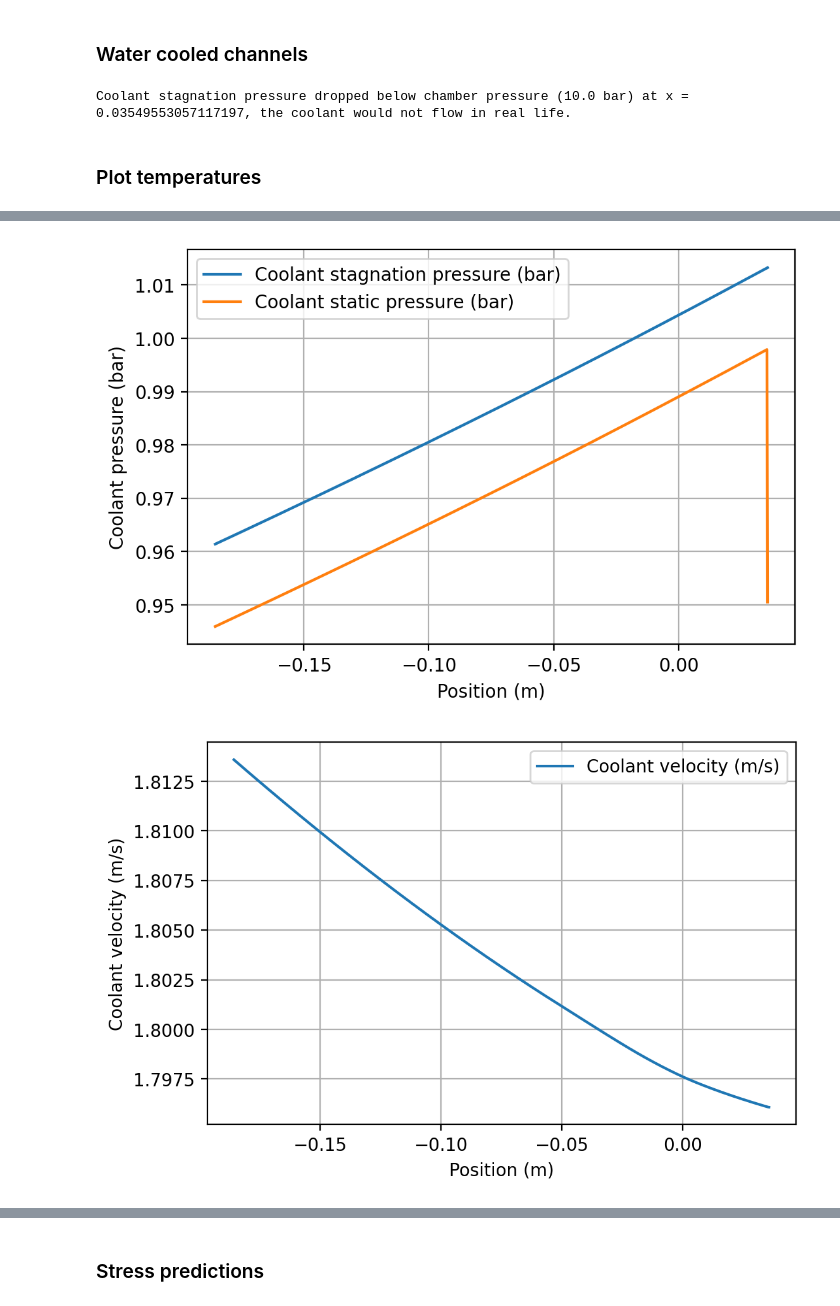
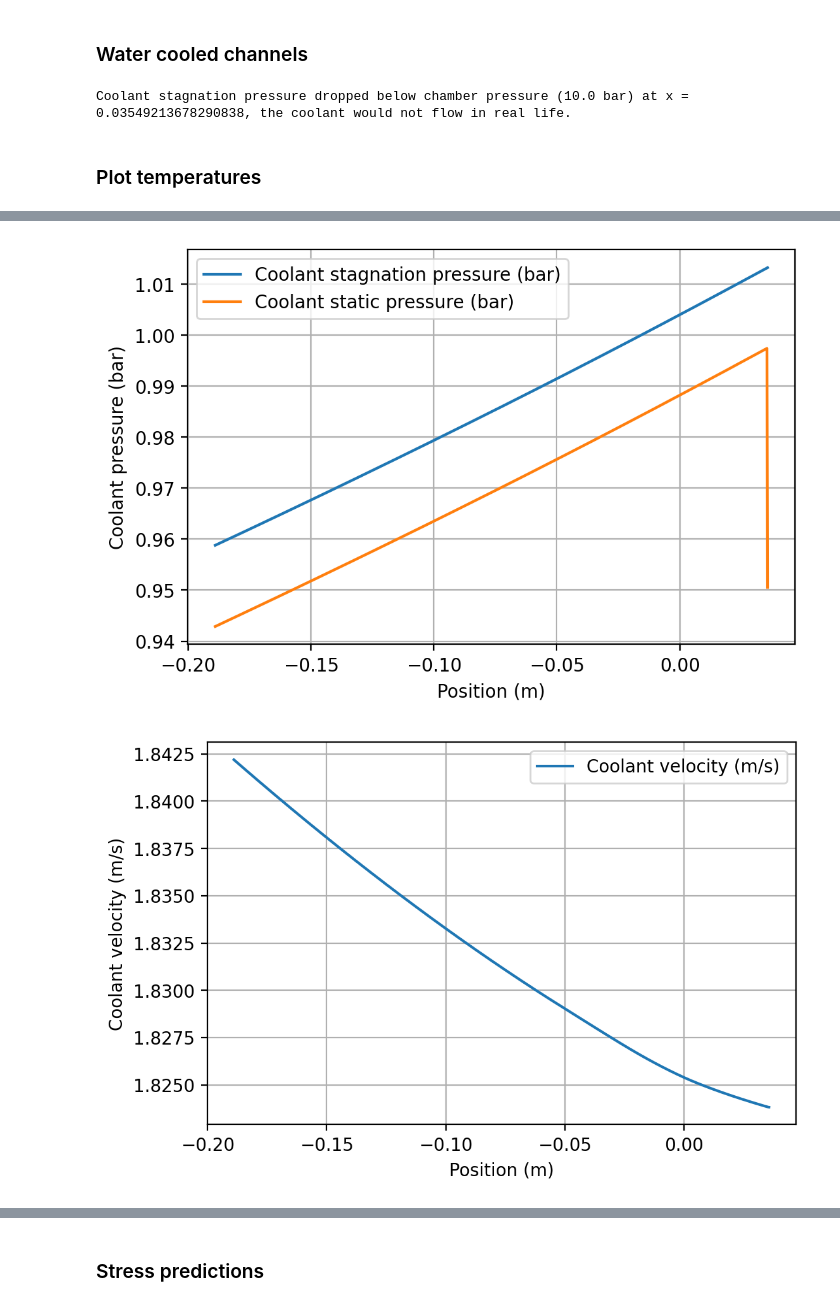
Before and after one commit to dug20/Bamboo-Investigations, a Jupyter notebook: White Dwarf/White Dwarf B.ipynb, the cells around one changed output, grey strips where cells are left out. Saved outputs shown, nothing was run; the diff lists cells and outputs as text; code cells hidden in the pictures.

```diff
--- a/White Dwarf/White Dwarf B.ipynb
+++ b/White Dwarf/White Dwarf B.ipynb
@@ -57,7 +55,8 @@ nozzle = bam.Nozzle.from_engine_components(perfect_gas, chamber_conditions, p_am
 engine = bam.Engine(perfect_gas, chamber_conditions, nozzle)
 
 # Chamber and wall geometry
-Ac = np.pi*(116e-3/2)**2                     # 116 mm chamber diameter
+Rc = 114.198e-3/2
+Ac = np.pi*Rc**2                     # 116 mm chamber diameter
 L_star = 1.2                                 # L_star = Volume_c/Area_t
 chamber_length = L_star*nozzle.At/Ac         # Use perfect gas At, as this will overestimate the chamber length (safe)
 
@@ -235,7 +234,7 @@ heating_data = engine.steady_heating_analysis(to_json = False,
                                               h_gas_model = 'bartz-sigma',
                                               h_coolant_model = 'gnielinski')
 # %% [output]
-Coolant stagnation pressure dropped below chamber pressure (10.0 bar) at x = 0.03549553057117197, the coolant would not flow in real life.
+Coolant stagnation pressure dropped below chamber pressure (10.0 bar) at x = 0.03549213678290838, the coolant would not flow in real life.
 # %% [markdown]
 ### Plot temperatures
 # %%
@@ -244,7 +243,7 @@ mpl.rcParams['figure.dpi'] = 200
 
 bam.plot.plot_temperatures(heating_data)
 plt.title(f"Coolant flow rate = {mdot_coolant} kg/s")
-plt.hlines(y = PropsSI("T", "Q", 0, "P", 1e5, "WATER")-273.15, xmin = -0.25, xmax = 0.05, label ="Boiling point", color = "red", linestyle = "--")
+plt.hlines(y = PropsSI("T", "Q", 0, "P", 1e5, "WATER")-273.15, xmin = -0.2, xmax = 0.035, label ="Boiling point", color = "red", linestyle = "--")
 plt.legend()
 bam.plot.plot_jacket_pressure(heating_data)
 bam.plot.plot_coolant_velocities(heating_data)
@@ -257,2 +256,2 @@ plt.show()
-[figure, old version]
+[figure, new version]
-[figure, old version]
+[figure, new version]
```
Also changed, not shown: parts of 4 cells of this notebook.
